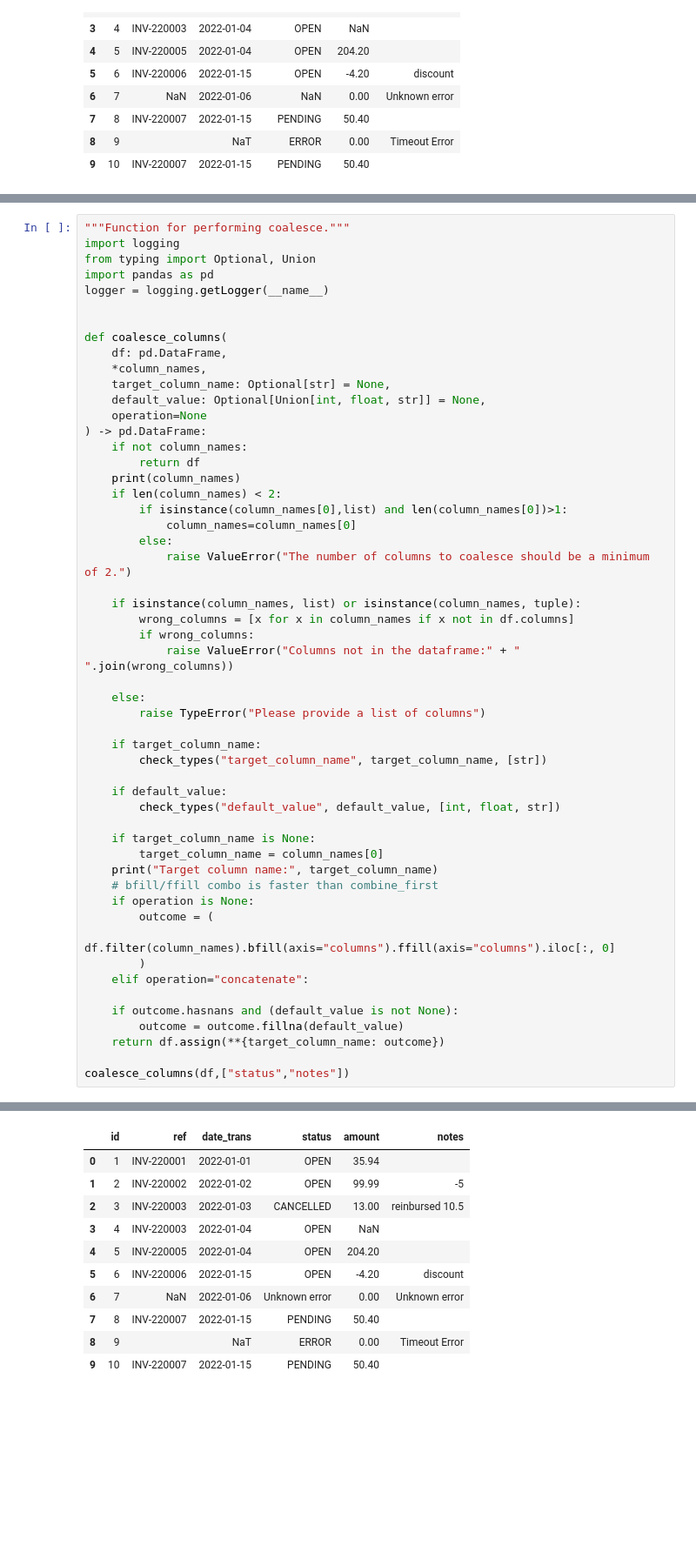
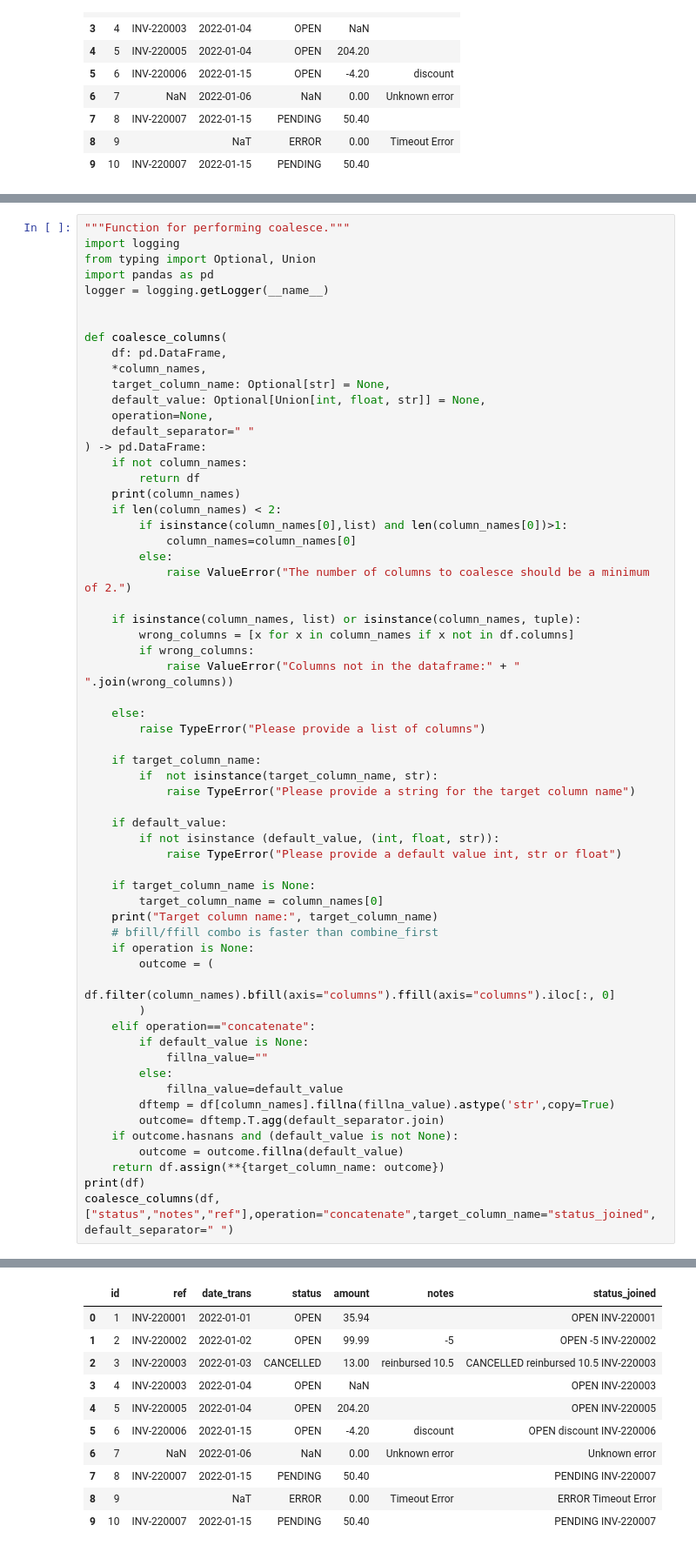
Before and after one commit to jceresearch/pydit, a Jupyter notebook: examples/demo.ipynb, the cells around one changed output, grey strips where cells are left out. Shown at 87% size. Drawn from its saved outputs; the diff is of its cells as text; blank space fills up the shorter version.

Commit message:
improving coalesce_columns with concatenate option

```diff
--- a/examples/demo.ipynb
+++ b/examples/demo.ipynb
@@ -85,7 +85,8 @@ def coalesce_columns(
     *column_names,
     target_column_name: Optional[str] = None,
     default_value: Optional[Union[int, float, str]] = None,
-    operation=None
+    operation=None,
+    default_separator=" "
 ) -> pd.DataFrame:
     if not column_names:
         return df
@@ -105,10 +106,12 @@ def coalesce_columns(
         raise TypeError("Please provide a list of columns")
 
     if target_column_name:
-        check_types("target_column_name", target_column_name, [str])
+        if  not isinstance(target_column_name, str):
+            raise TypeError("Please provide a string for the target column name")
 
     if default_value:
-        check_types("default_value", default_value, [int, float, str])
+        if not isinstance (default_value, (int, float, str)):
+            raise TypeError("Please provide a default value int, str or float")
 
     if target_column_name is None:
         target_column_name = column_names[0]
@@ -118,11 +121,16 @@ def coalesce_columns(
         outcome = (
             df.filter(column_names).bfill(axis="columns").ffill(axis="columns").iloc[:, 0]
         )
-    elif operation="concatenate":
-
+    elif operation=="concatenate":
+        if default_value is None:
+            fillna_value=""
+        else:
+            fillna_value=default_value
+        dftemp = df[column_names].fillna(fillna_value).astype('str',copy=True)
+        outcome= dftemp.T.agg(default_separator.join)
     if outcome.hasnans and (default_value is not None):
         outcome = outcome.fillna(default_value)
     return df.assign(**{target_column_name: outcome})
-
-coalesce_columns(df,["status","notes"])
+print(df)
+coalesce_columns(df,["status","notes","ref"],operation="concatenate",target_column_name="status_joined", default_separator=" ")
 # %% [output]
@@ -131,11 +150,11 @@ Target column name: status
-|  | id | ref | date_trans | status | amount | notes |
-| 0 | 1 | INV-220001 | 2022-01-01 | OPEN | 35.94 |  |
-| 1 | 2 | INV-220002 | 2022-01-02 | OPEN | 99.99 | -5 |
-| 2 | 3 | INV-220003 | 2022-01-03 | CANCELLED | 13.00 | reinbursed 10.5 |
-| 3 | 4 | INV-220003 | 2022-01-04 | OPEN | NaN |  |
-| 4 | 5 | INV-220005 | 2022-01-04 | OPEN | 204.20 |  |
-| 5 | 6 | INV-220006 | 2022-01-15 | OPEN | -4.20 | discount |
-| 6 | 7 | NaN | 2022-01-06 | Unknown error | 0.00 | Unknown error |
-| 7 | 8 | INV-220007 | 2022-01-15 | PENDING | 50.40 |  |
-| 8 | 9 |  | NaT | ERROR | 0.00 | Timeout Error |
-| 9 | 10 | INV-220007 | 2022-01-15 | PENDING | 50.40 |  |
+|  | id | ref | date_trans | status | amount | notes | status_joined |
+| 0 | 1 | INV-220001 | 2022-01-01 | OPEN | 35.94 |  | OPEN INV-220001 |
+| 1 | 2 | INV-220002 | 2022-01-02 | OPEN | 99.99 | -5 | OPEN -5 INV-220002 |
+| 2 | 3 | INV-220003 | 2022-01-03 | CANCELLED | 13.00 | reinbursed 10.5 | CANCELLED reinbursed 10.5 INV-220003 |
+| 3 | 4 | INV-220003 | 2022-01-04 | OPEN | NaN |  | OPEN INV-220003 |
+| 4 | 5 | INV-220005 | 2022-01-04 | OPEN | 204.20 |  | OPEN INV-220005 |
+| 5 | 6 | INV-220006 | 2022-01-15 | OPEN | -4.20 | discount | OPEN discount INV-220006 |
+| 6 | 7 | NaN | 2022-01-06 | NaN | 0.00 | Unknown error | Unknown error |
+| 7 | 8 | INV-220007 | 2022-01-15 | PENDING | 50.40 |  | PENDING INV-220007 |
+| 8 | 9 |  | NaT | ERROR | 0.00 | Timeout Error | ERROR Timeout Error |
+| 9 | 10 | INV-220007 | 2022-01-15 | PENDING | 50.40 |  | PENDING INV-220007 |
```
Also changed, not shown: parts of 6 cells of this notebook, 6 other files.
